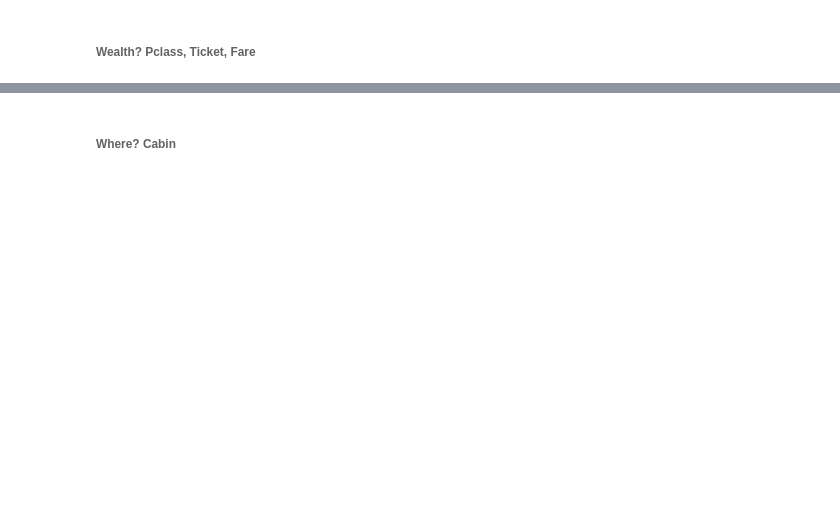
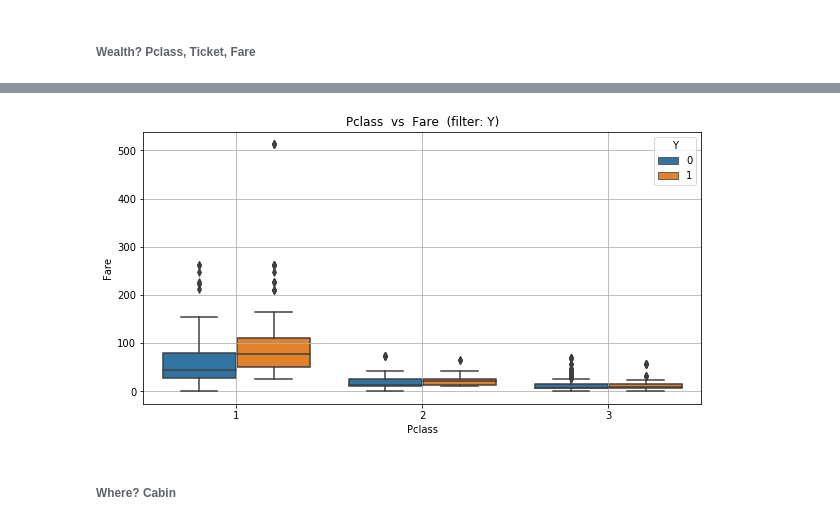
Before and after one commit to mdipietro09/DataScience_ArtificialIntelligence_Utils, a Jupyter notebook: machine_learning/classification_example.ipynb, the cells around one changed output, grey strips where cells are left out. Saved outputs shown, nothing was run; the diff lists cells and outputs as text; code cells hidden in the pictures; blank space fills up the shorter version.

```diff
--- a/machine_learning/classification_example.ipynb
+++ b/machine_learning/classification_example.ipynb
@@ -86,3 +132,5 @@ bivariate_plot(dtf, x="Fare", y="Pclass", figsize=(15,5))
 # %%
-cross_distributions(dtf, x1="Pclass", x2="Fare", y="Survived", figsize=(10,5))
+cross_distributions(dtf, x1="Pclass", x2="Fare", y="Y", figsize=(10,5))
+# %% [output]
+[figure, added]
 # %%
```
Also changed, not shown: parts of 74 cells of this notebook, 3 other files.
